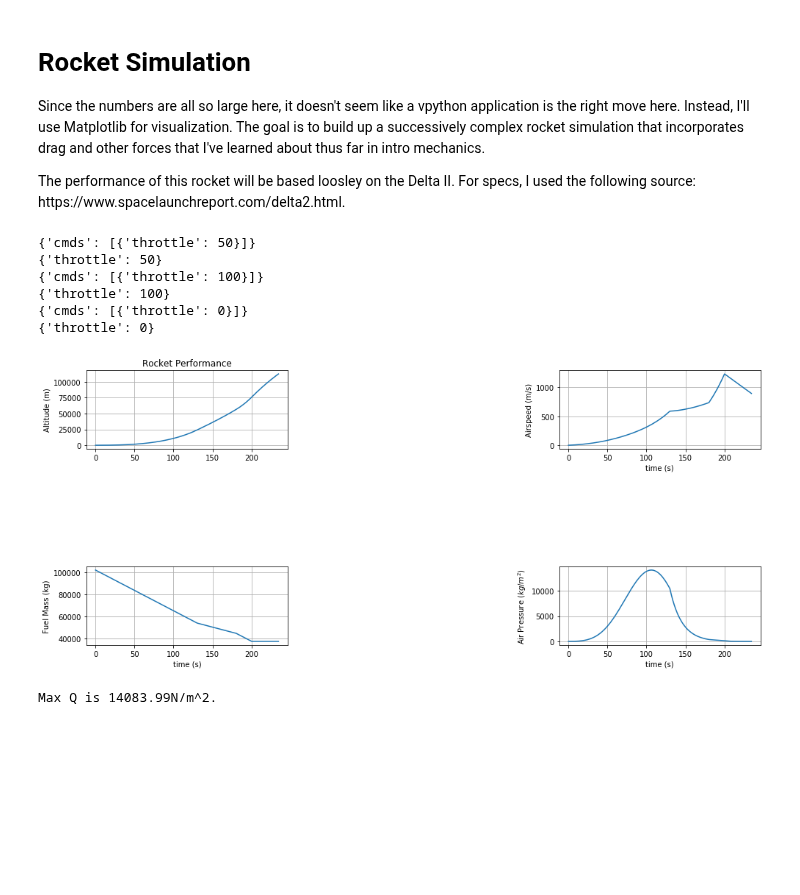
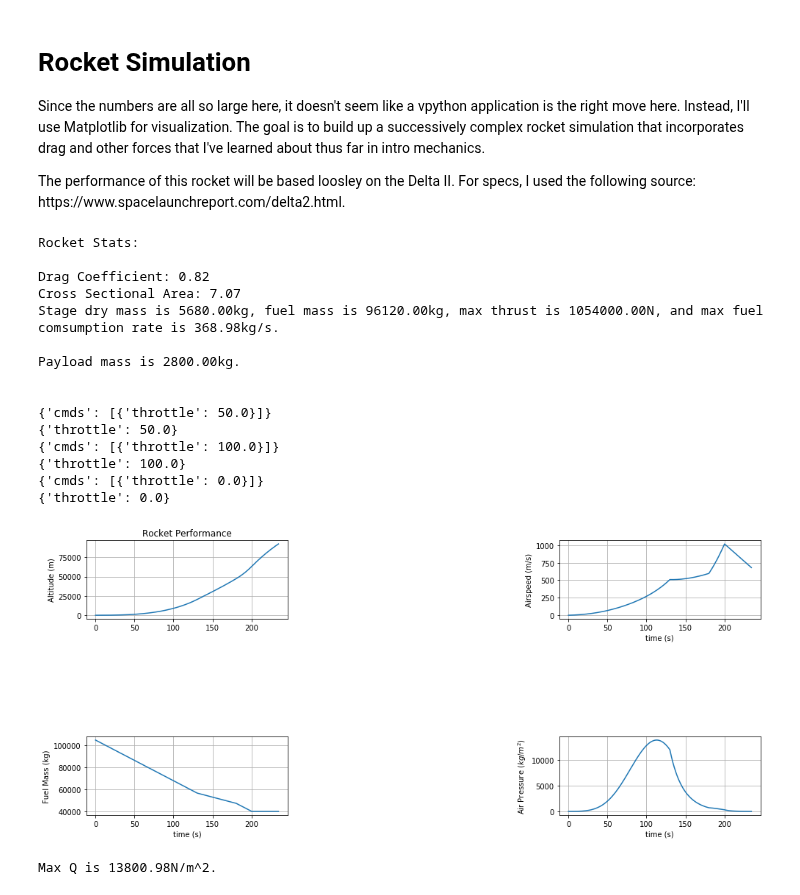
Before and after one commit to PSR193721/Delta2Simulator, a Jupyter notebook: rocket.ipynb, the cells around one changed output. Saved outputs shown, nothing was run; the diff lists cells and outputs as text; code cells hidden in the pictures; blank space fills up the shorter version.

Commit message:
Incremental improvements
Added a number of methods to the rocket and stage classes and refactored the main program to uses the classes rather than pure proceedureal code.

```diff
--- a/rocket.ipynb
+++ b/rocket.ipynb
@@ -25,18 +25,19 @@ dry_mass = 5.680E3 # in kg
 fuel_mass = 9.6120E4 # in kg
 burn_time = 260.5 # TODO: burn time of main engine. temp var, will replace when dmdt != 0
 pos = Vector(0,0,0)
-momentum = Vector(0,0,0)
-total_mass = 1.01800E5 # in kg
 max_thrust_mag = 1.054000E6
-fuel_consumption_rate = max_dmdt
 
 # Create a rocket
 deltaII = Rocket(pos, coeff_drag, A)
-stage1 = Stage({"dry_mass": dry_mass, "fuel_mass": fuel_mass, "max_thrust_mag": max_thrust_mag, "max_dmdt": fuel_consumption_rate})
-deltaII.add_stage(stage1)
+main_stage = Stage({"dry_mass": dry_mass, "fuel_mass": fuel_mass, "max_thrust_mag": max_thrust_mag, "max_dmdt": max_dmdt})
+deltaII.add_stage(main_stage)
+payload = Payload(mass=2800.0)
+deltaII.add_payload(payload)
+
+print(deltaII)
 
 # forces
-Fgrav = Vector(0,-total_mass*g,0)
+Fgrav = Vector(0,-deltaII.get_total_mass()*g,0)
 Fthrust = Vector(0,max_thrust_mag,0)
 
 t = 0
@@ -68,39 +69,28 @@ def check_flt_plan(time):
         for cmd in cmds:
             print(cmd)
             if cmd["throttle"] is not None:
-                adjust_throttle(cmd["throttle"])
-
-def update_total_mass():
-    global fuel_mass, total_mass, fuel_consumption_rate
-    fuel_mass -= fuel_consumption_rate*dt
-    total_mass = dry_mass + fuel_mass
-
-def adjust_throttle(percent):
-    global fuel_consumption_rate, Fthrust, max_dmdt
-    throttle = percent/100
-    fuel_consumption_rate = max_dmdt*throttle
-    Fthrust = Vector(0,max_thrust_mag*throttle,0)
+                deltaII.adjust_throttle(cmd["throttle"])
 
 while t <= burn_time:
 
     # calculate net force on rocket
-    Fgrav = Vector(0,-total_mass*g,0)
-    velocity = momentum/total_mass
+    Fgrav = Vector(0,-deltaII.get_total_mass()*g,0)
+    velocity = deltaII.momentum/deltaII.get_total_mass()
 
     if velocity.mag() > 0:
-        Fdrag = -1/2*coeff_drag*A*rho_air(pos.y)*velocity.mag()**2*velocity.hat()
+        Fdrag = -1/2*deltaII.coeff_drag*deltaII.cross_sec_area*rho_air(deltaII.pos.y)*velocity.mag()**2*velocity.hat()
     else:
         Fdrag = Vector(0,0,0)
 
-    Fnet = Fthrust + Fgrav + Fdrag
+    Fnet = deltaII.get_active_stage_thrust() + Fgrav + Fdrag
 
     # update the rocket's momentum
-    momentum = momentum + Fnet*dt
+    deltaII.momentum = deltaII.momentum + Fnet*dt
 
     # update the rockets position
-    pos = pos + momentum/total_mass*dt
+    deltaII.pos = deltaII.pos + deltaII.momentum/deltaII.get_total_mass()*dt
 
-    update_total_mass()
+    deltaII.update_total_mass(dt)
 
     # check flight plan for updates
     check_flt_plan(t)
@@ -108,9 +98,9 @@ while t <= burn_time:
     if data_point_counter == 9 and idx < total_data_points:
         data_point_counter = 0
         data_time[idx] = t
-        data_altitude[idx] = pos.y
-        data_velocity[idx] = (momentum/total_mass).mag()
-        data_mass[idx] = total_mass
+        data_altitude[idx] = deltaII.pos.y
+        data_velocity[idx] = (deltaII.momentum/deltaII.get_total_mass()).mag()
+        data_mass[idx] = deltaII.get_total_mass()
         data_pressure[idx] = Fdrag.mag()/A
         idx += 1
 
@@ -122,38 +112,47 @@ plt.figure(figsize=(15, 15))
 plt.subplot(4, 2, 1)
 plt.plot(data_time, data_altitude)
 plt.title('Rocket Performance')
 plt.ylabel('Altitude (m)')
 plt.grid(True)
 
 plt.subplot(4, 2, 2)
 plt.plot(data_time, data_velocity)
 plt.xlabel('time (s)')
 plt.ylabel('Airspeed (m/s)')
 plt.grid(True)
 
 plt.subplot(4, 2, 3)
 plt.plot(data_time, data_mass)
 plt.xlabel('time (s)')
 plt.ylabel('Fuel Mass (kg)')
 plt.grid(True)
 
 plt.subplot(4, 2, 4)
 plt.plot(data_time, data_pressure)
 plt.xlabel('time (s)')
 plt.ylabel('Air Pressure ($kg/m^2$)')
 plt.grid(True)
 
 plt.subplots_adjust(top=0.92, bottom=0.08, left=0.10, right=0.95, hspace=1.5, wspace=1.35)
 plt.show()
 
 max_Q = np.amax(data_pressure)
 print("Max Q is {:0.2f}N/m^2.".format(max_Q))
 # %% [output]
-{'cmds': [{'throttle': 50}]}
-{'throttle': 50}
-{'cmds': [{'throttle': 100}]}
-{'throttle': 100}
-{'cmds': [{'throttle': 0}]}
-{'throttle': 0}
+Rocket Stats:
+
+Drag Coefficient: 0.82
+Cross Sectional Area: 7.07
+Stage dry mass is 5680.00kg, fuel mass is 96120.00kg, max thrust is 1054000.00N, and max fuel comsumption rate is 368.98kg/s.
+
+Payload mass is 2800.00kg.
+
+
+{'cmds': [{'throttle': 50.0}]}
+{'throttle': 50.0}
+{'cmds': [{'throttle': 100.0}]}
+{'throttle': 100.0}
+{'cmds': [{'throttle': 0.0}]}
+{'throttle': 0.0}
-[figure, old version]
+[figure, new version]
-Max Q is 14083.99N/m^2.
+Max Q is 13800.98N/m^2.
```
Also changed, not shown: parts of 1 cell of this notebook, 2 other files.
